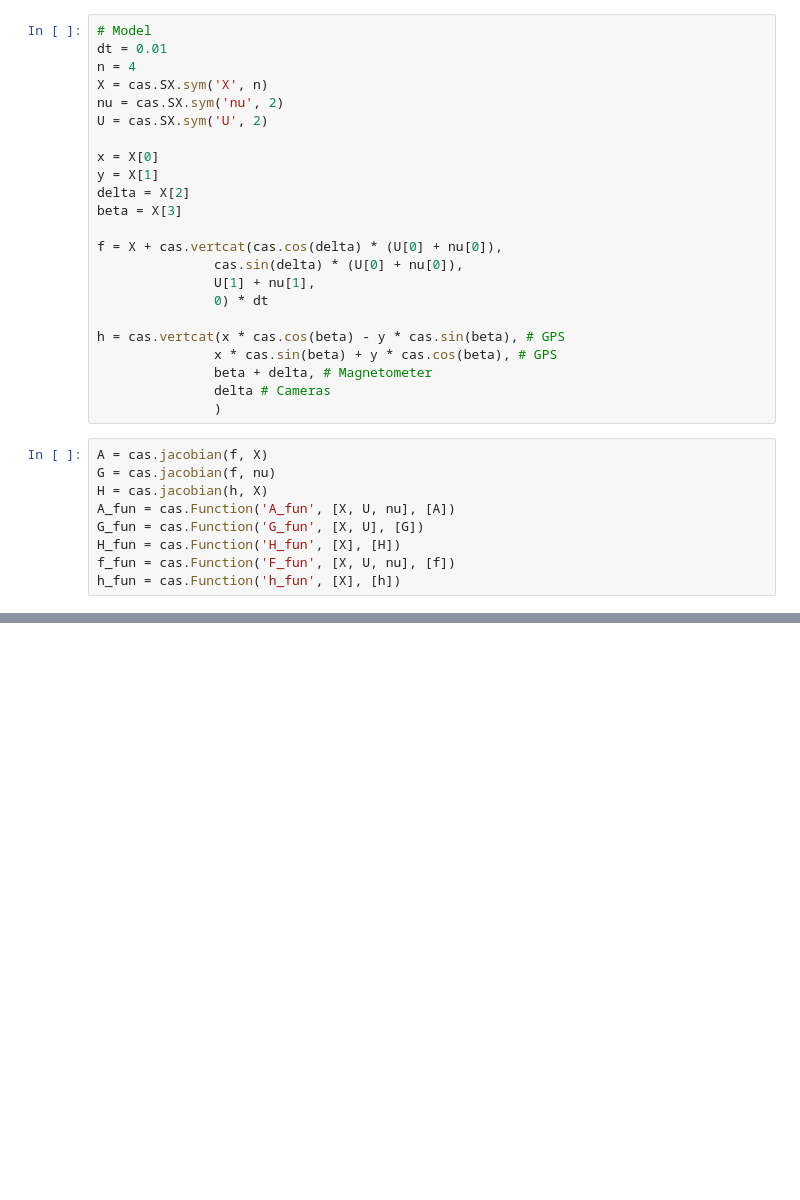
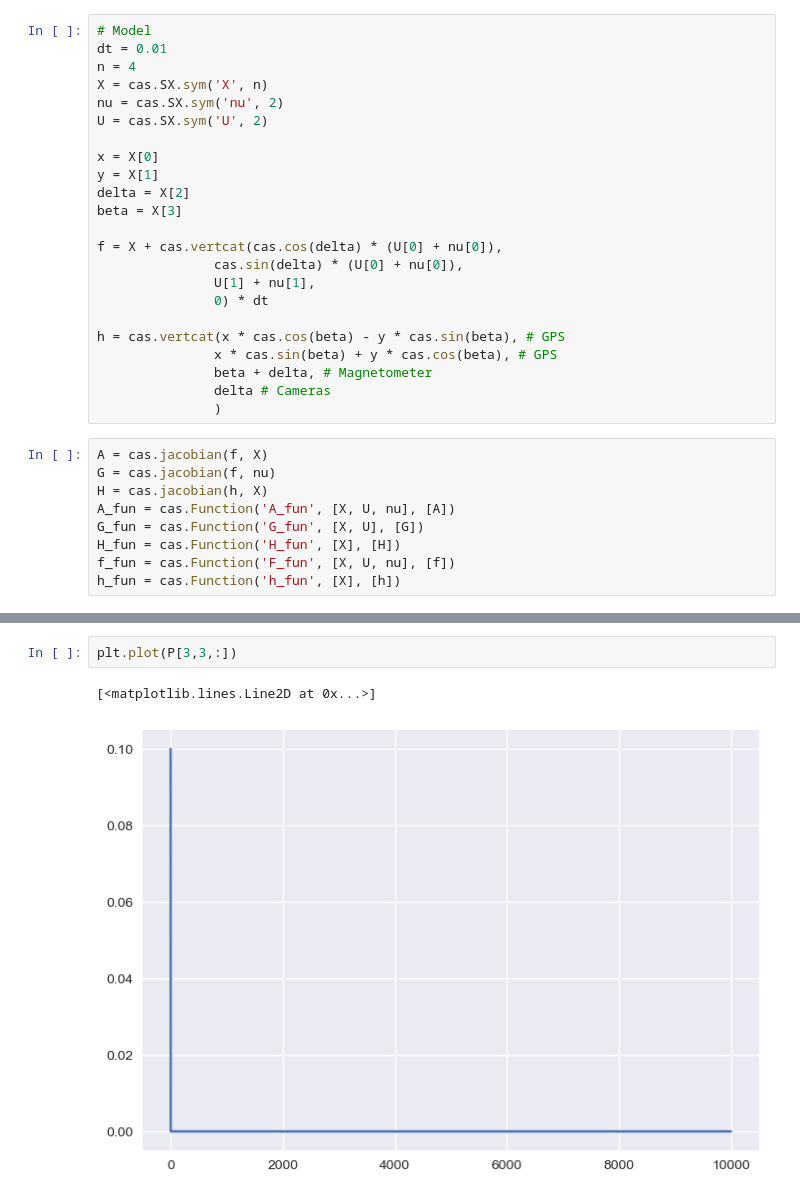
Before and after one commit to alessandroassirelli98/cooperative_truck_fleet, a Jupyter notebook: trials/unicycleEKF.ipynb, the cells around one changed output, grey strips where cells are left out. Drawn from its saved outputs; the diff is of its cells as text; blank space fills up the shorter version.

```diff
--- a/trials/unicycleEKF.ipynb
+++ b/trials/unicycleEKF.ipynb
@@ -97,0 +102,5 @@ plt.plot(x_hat[3,:])
+# %%
+plt.plot(P[3,3,:])
+# %% [output]
+[<matplotlib.lines.Line2D at 0x...>]
+[figure, added]
```
Also changed, not shown: parts of 4 cells of this notebook, 15 other files.
